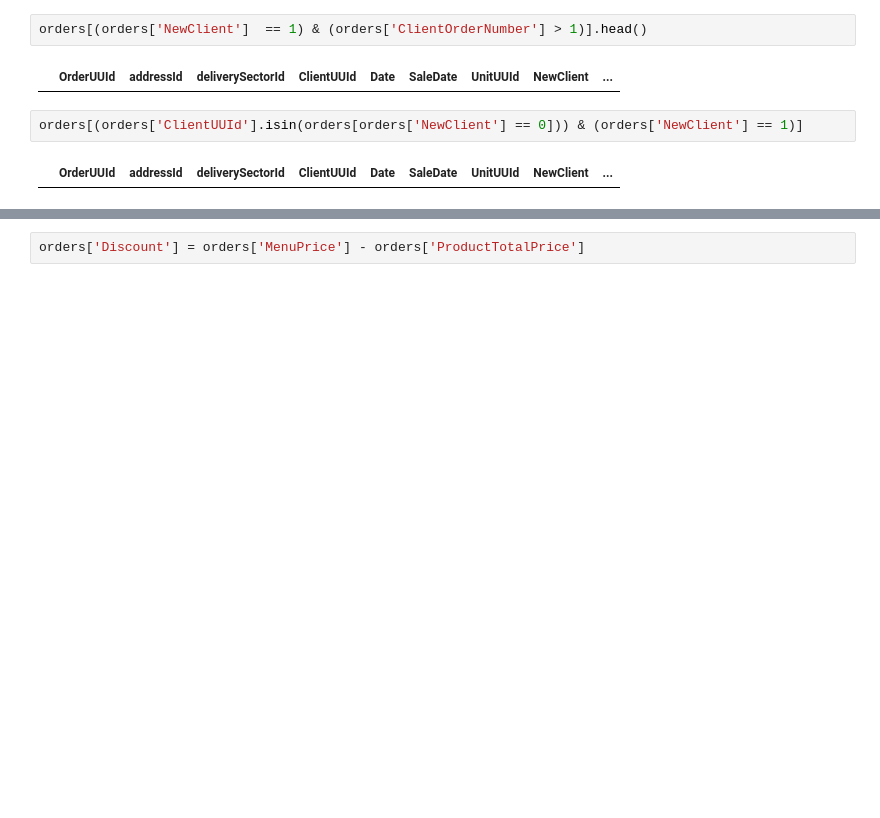
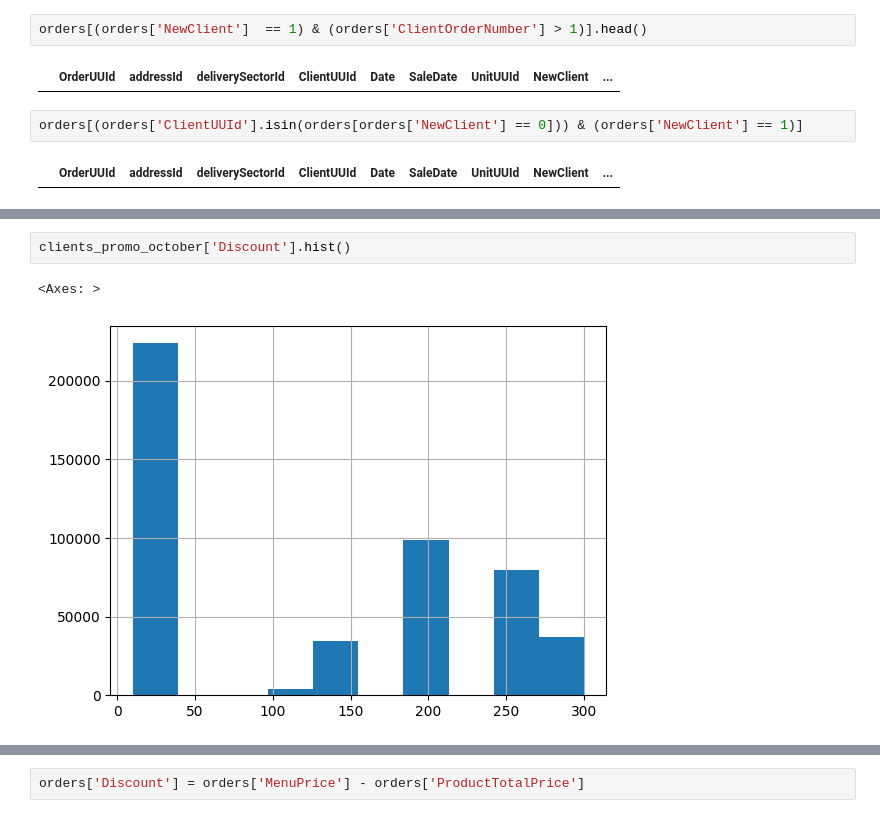
Before and after one commit to den2morrow/colab_research, a Jupyter notebook: data_secret_first_cup_2024_v1.ipynb, the cells around one changed output, grey strips where cells are left out. Saved outputs shown, nothing was run; the diff lists cells and outputs as text; blank space fills up the shorter version.

```diff
--- a/data_secret_first_cup_2024_v1.ipynb
+++ b/data_secret_first_cup_2024_v1.ipynb
@@ -108,0 +187,5 @@ orders[(orders['ClientUUId'].isin(orders[orders['NewClient'] == 0])) & (orders['
+# %%
+clients_promo_october['Discount'].hist()
+# %% [output]
+<Axes: >
+[figure, added]
```
Also changed, not shown: parts of 83 cells of this notebook.
